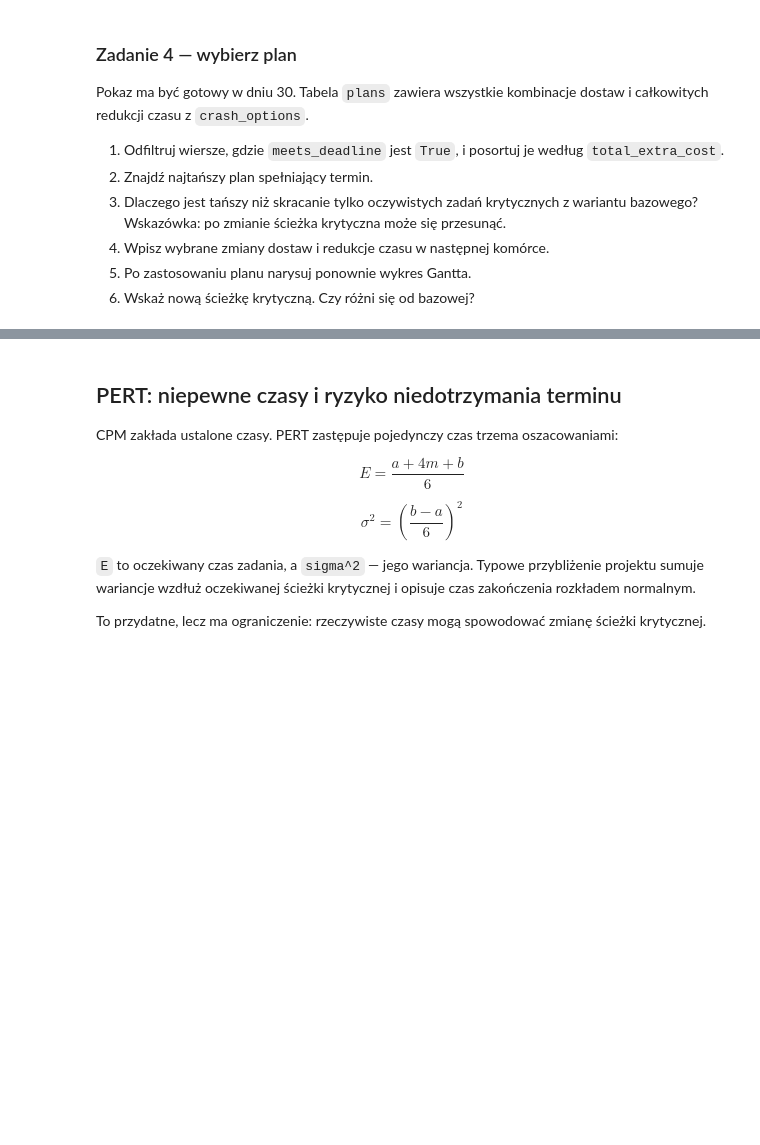
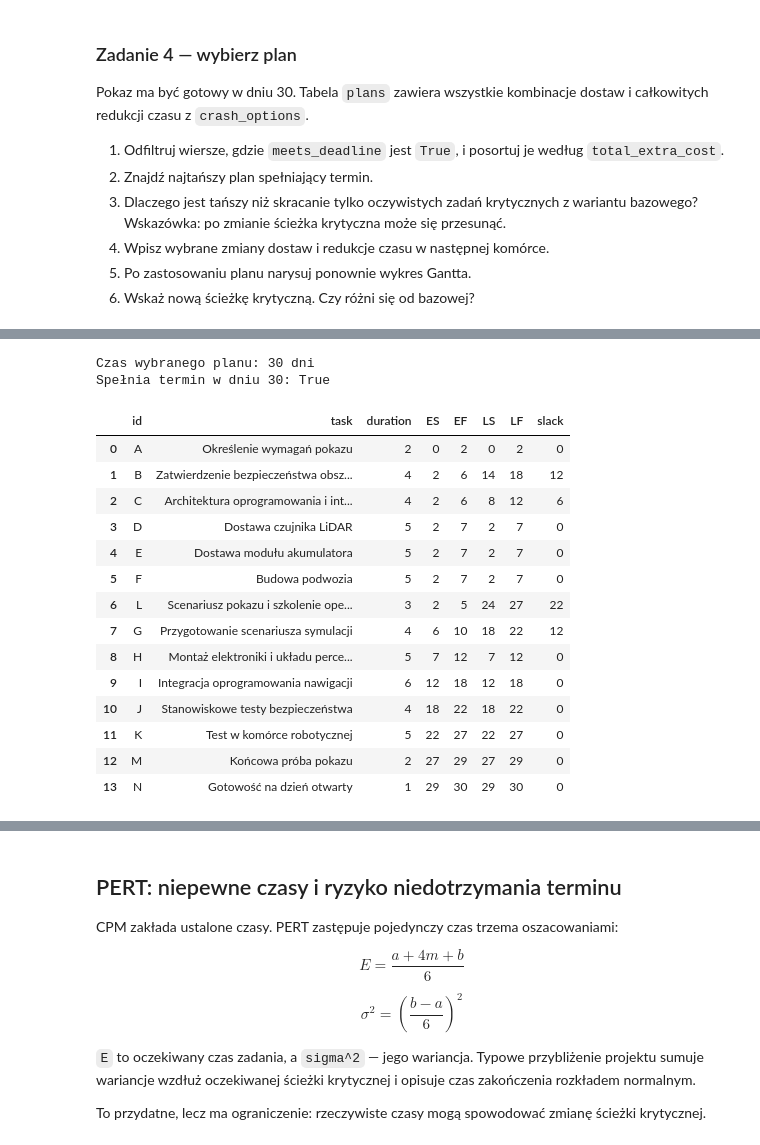
Before and after one commit to Damian-Swaczyna/cpp, a Jupyter notebook: pl/lab_auto_5.ipynb, the cells around one changed output, grey strips where cells are left out. Cells and saved outputs as stored; diff of their text form; code cells hidden in the pictures; blank space fills up the shorter version.

```diff
--- a/pl/lab_auto_5.ipynb
+++ b/pl/lab_auto_5.ipynb
@@ -939,20 +1059,39 @@ Pokaz ma być gotowy w dniu 30. Tabela `plans` zawiera wszystkie kombinacje dost
 # %%
 # Wybrane słowniki tworzą nowy harmonogram; wariant bazowy pozostaje dostępny do porównania.
 # DO ZROBIENIA: wpisz do słowników plan wybrany w zadaniu 4.
 # Najpierw pozostaw puste słowniki wariantu bazowego, potem zmień je i uruchom ponownie.
-selected_supplier_changes = {}
-selected_crash_reductions = {}
+# Mój wybór (zadanie 4): ekspresowa dostawa LiDAR-u + skrócenie budowy podwozia F o 1 dzień.
+selected_supplier_changes = {"D": 5}
+selected_crash_reductions = {"F": 1}
 
 selected_tasks, selected_cpm, selected_graph, selected_duration = evaluate_full_plan(
     project_tasks,
     supplier_changes=selected_supplier_changes,
     crash_reductions=selected_crash_reductions,
 )
 
 print(f"Czas wybranego planu: {selected_duration:.0f} dni")
 print(f"Spełnia termin w dniu {deadline}: {selected_duration <= deadline}")
 
 selected_cpm[["id", "task", "duration", "ES", "EF", "LS", "LF", "slack"]]
+# %% [output]
+Czas wybranego planu: 30 dni
+Spełnia termin w dniu 30: True
+|  | id | task | duration | ES | EF | LS | LF | slack |
+| 0 | A | Określenie wymagań pokazu | 2 | 0 | 2 | 0 | 2 | 0 |
+| 1 | B | Zatwierdzenie bezpieczeństwa obsz... | 4 | 2 | 6 | 14 | 18 | 12 |
+| 2 | C | Architektura oprogramowania i int... | 4 | 2 | 6 | 8 | 12 | 6 |
+| 3 | D | Dostawa czujnika LiDAR | 5 | 2 | 7 | 2 | 7 | 0 |
+| 4 | E | Dostawa modułu akumulatora | 5 | 2 | 7 | 2 | 7 | 0 |
+| 5 | F | Budowa podwozia | 5 | 2 | 7 | 2 | 7 | 0 |
+| 6 | L | Scenariusz pokazu i szkolenie ope... | 3 | 2 | 5 | 24 | 27 | 22 |
+| 7 | G | Przygotowanie scenariusza symulacji | 4 | 6 | 10 | 18 | 22 | 12 |
+| 8 | H | Montaż elektroniki i układu perce... | 5 | 7 | 12 | 7 | 12 | 0 |
+| 9 | I | Integracja oprogramowania nawigacji | 6 | 12 | 18 | 12 | 18 | 0 |
+| 10 | J | Stanowiskowe testy bezpieczeństwa | 4 | 18 | 22 | 18 | 22 | 0 |
+| 11 | K | Test w komórce robotycznej | 5 | 22 | 27 | 22 | 27 | 0 |
+| 12 | M | Końcowa próba pokazu | 2 | 27 | 29 | 27 | 29 | 0 |
+| 13 | N | Gotowość na dzień otwarty | 1 | 29 | 30 | 29 | 30 | 0 |
 # %%
 # Narysuj tę samą tabelę CPM, z której odczytujesz czas i zapas czasu wybranego planu.
 plot_project_gantt(selected_cpm, deadline=deadline, title='Wykres Gantta wybranego planu');
```
Also changed, not shown: parts of 29 cells of this notebook.
